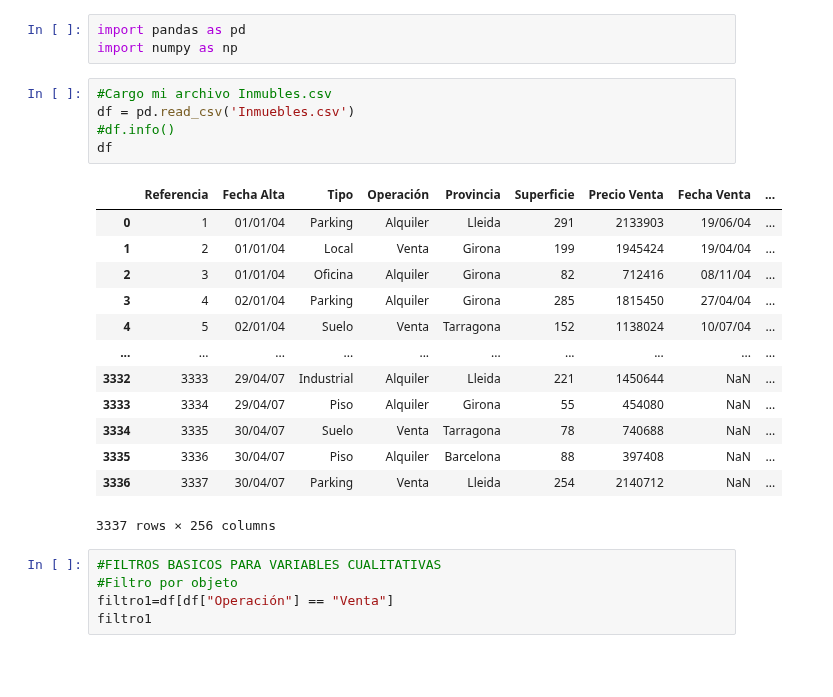
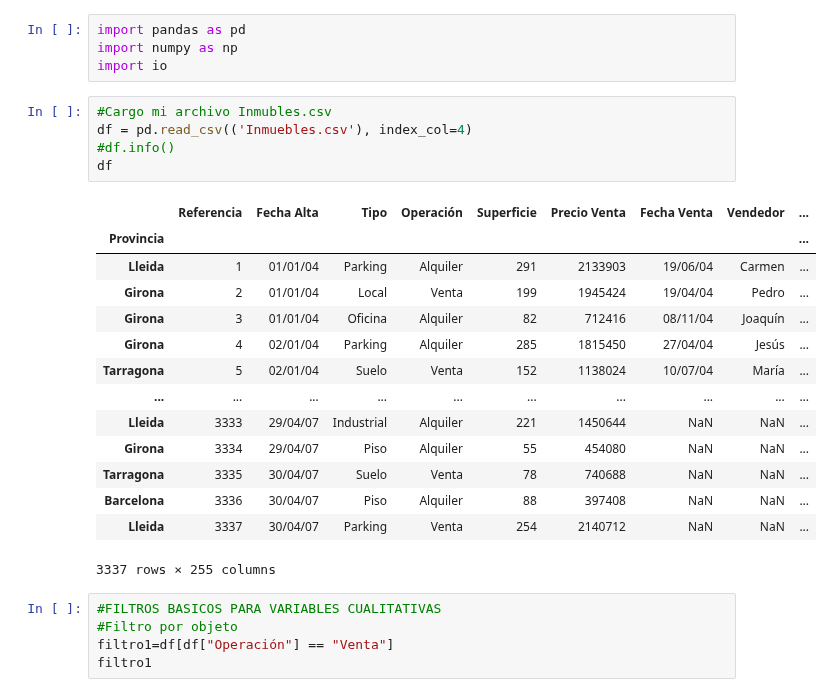
Before and after one commit to ElizabethCobos/Reto1, a Jupyter notebook: extracciónDatos.ipynb, the cells around one changed output. Drawn from its saved outputs; the diff is of its cells as text; blank space fills up the shorter version.

```diff
--- a/extracciónDatos.ipynb
+++ b/extracciónDatos.ipynb
@@ -1,25 +1,27 @@
 # %%
 import pandas as pd
 import numpy as np
+import io
 # %%
 #Cargo mi archivo Inmubles.csv
-df = pd.read_csv('Inmuebles.csv')
+df = pd.read_csv(('Inmuebles.csv'), index_col=4)
 #df.info()
 df
 # %% [output]
-|  | Referencia | Fecha Alta | Tipo | Operación | Provincia | Superficie | Precio Venta | Fecha Venta | ... |
-| 0 | 1 | 01/01/04 | Parking | Alquiler | Lleida | 291 | 2133903 | 19/06/04 | ... |
-| 1 | 2 | 01/01/04 | Local | Venta | Girona | 199 | 1945424 | 19/04/04 | ... |
-| 2 | 3 | 01/01/04 | Oficina | Alquiler | Girona | 82 | 712416 | 08/11/04 | ... |
-| 3 | 4 | 02/01/04 | Parking | Alquiler | Girona | 285 | 1815450 | 27/04/04 | ... |
-| 4 | 5 | 02/01/04 | Suelo | Venta | Tarragona | 152 | 1138024 | 10/07/04 | ... |
+|  | Referencia | Fecha Alta | Tipo | Operación | Superficie | Precio Venta | Fecha Venta | Vendedor | ... |
+| Provincia |  |  |  |  |  |  |  |  | ... |
+| Lleida | 1 | 01/01/04 | Parking | Alquiler | 291 | 2133903 | 19/06/04 | Carmen | ... |
+| Girona | 2 | 01/01/04 | Local | Venta | 199 | 1945424 | 19/04/04 | Pedro | ... |
+| Girona | 3 | 01/01/04 | Oficina | Alquiler | 82 | 712416 | 08/11/04 | Joaquín | ... |
+| Girona | 4 | 02/01/04 | Parking | Alquiler | 285 | 1815450 | 27/04/04 | Jesús | ... |
+| Tarragona | 5 | 02/01/04 | Suelo | Venta | 152 | 1138024 | 10/07/04 | María | ... |
 | ... | ... | ... | ... | ... | ... | ... | ... | ... | ... |
-| 3332 | 3333 | 29/04/07 | Industrial | Alquiler | Lleida | 221 | 1450644 | NaN | ... |
-| 3333 | 3334 | 29/04/07 | Piso | Alquiler | Girona | 55 | 454080 | NaN | ... |
-| 3334 | 3335 | 30/04/07 | Suelo | Venta | Tarragona | 78 | 740688 | NaN | ... |
-| 3335 | 3336 | 30/04/07 | Piso | Alquiler | Barcelona | 88 | 397408 | NaN | ... |
-| 3336 | 3337 | 30/04/07 | Parking | Venta | Lleida | 254 | 2140712 | NaN | ... |
+| Lleida | 3333 | 29/04/07 | Industrial | Alquiler | 221 | 1450644 | NaN | NaN | ... |
+| Girona | 3334 | 29/04/07 | Piso | Alquiler | 55 | 454080 | NaN | NaN | ... |
+| Tarragona | 3335 | 30/04/07 | Suelo | Venta | 78 | 740688 | NaN | NaN | ... |
+| Barcelona | 3336 | 30/04/07 | Piso | Alquiler | 88 | 397408 | NaN | NaN | ... |
+| Lleida | 3337 | 30/04/07 | Parking | Venta | 254 | 2140712 | NaN | NaN | ... |
-3337 rows × 256 columns
+3337 rows × 255 columns
 # %%
 #FILTROS BASICOS PARA VARIABLES CUALITATIVAS
 #Filtro por objeto
```
Also changed, not shown: parts of 1 cell of this notebook.
